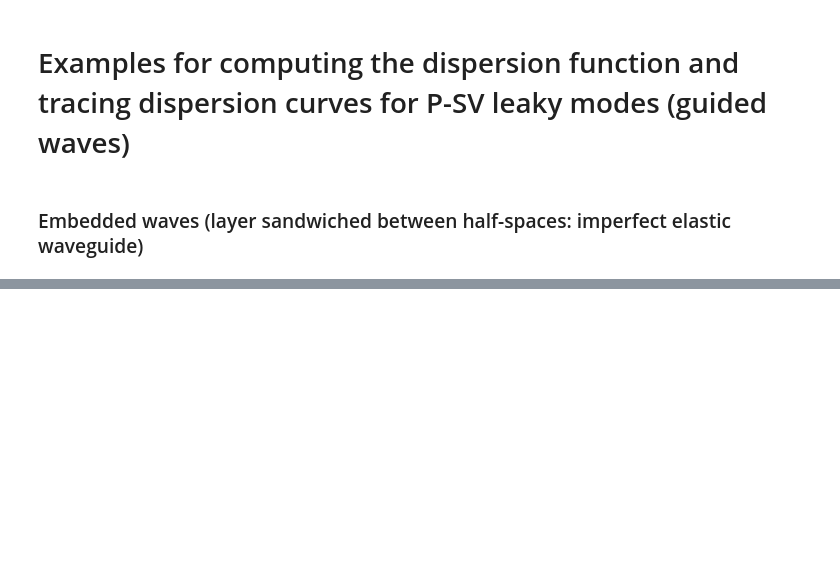
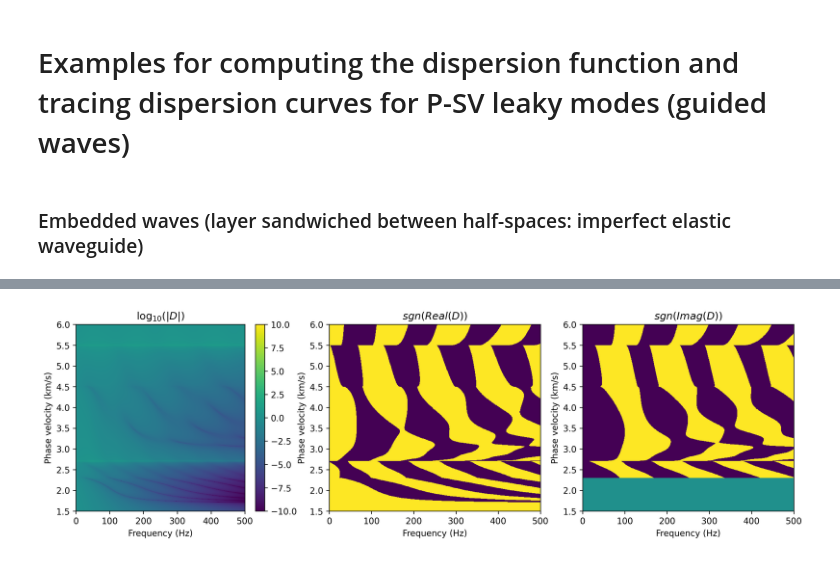
Before and after one commit to nmbader/pydisperse, a Jupyter notebook: notebooks/leaky_modes.ipynb, the cells around one changed output, grey strips where cells are left out. Saved outputs shown, nothing was run; the diff lists cells and outputs as text; code cells hidden in the pictures; blank space fills up the shorter version.

```diff
--- a/notebooks/leaky_modes.ipynb
+++ b/notebooks/leaky_modes.ipynb
@@ -99,0 +120,32 @@ Text(0.5, 1.0, '$sgn(Imag(D))$')
+# %%
+embedded_waves_map = embedded_waves_map3
+
+fig=plt.figure(figsize=(15, 4),dpi=300)
+
+plt.subplot(1,3,1)
+vmin=-10
+vmax=10
+plt.imshow(np.log10(np.abs(embedded_waves_map)),interpolation='none',aspect="auto",extent=[fmin,fmax,cmax,cmin],vmin=vmin,vmax=vmax)
+plt.xlabel("Frequency (Hz)")
+plt.ylabel("Phase velocity (km/s)")
+plt.gca().invert_yaxis()
+plt.colorbar()
+plt.title(r"$\log_{10}(|D|)$")
+
+plt.subplot(1,3,2)
+plt.imshow(np.sign(np.real(embedded_waves_map)),interpolation='none',aspect="auto",extent=[fmin,fmax,cmax,cmin])
+plt.xlabel("Frequency (Hz)")
+plt.ylabel("Phase velocity (km/s)")
+plt.gca().invert_yaxis()
+plt.title(r"$sgn(Real(D))$")
+
+plt.subplot(1,3,3)
+plt.imshow(np.sign(np.imag(embedded_waves_map)),interpolation='none',aspect="auto",extent=[fmin,fmax,cmax,cmin])
+plt.xlabel("Frequency (Hz)")
+plt.ylabel("Phase velocity (km/s)")
+plt.gca().invert_yaxis()
+plt.title(r"$sgn(Imag(D))$")
+
+plt.savefig("test2.png")
+# %% [output]
+[figure, added]
```
Also changed, not shown: parts of 3 cells of this notebook, 3 other files.
